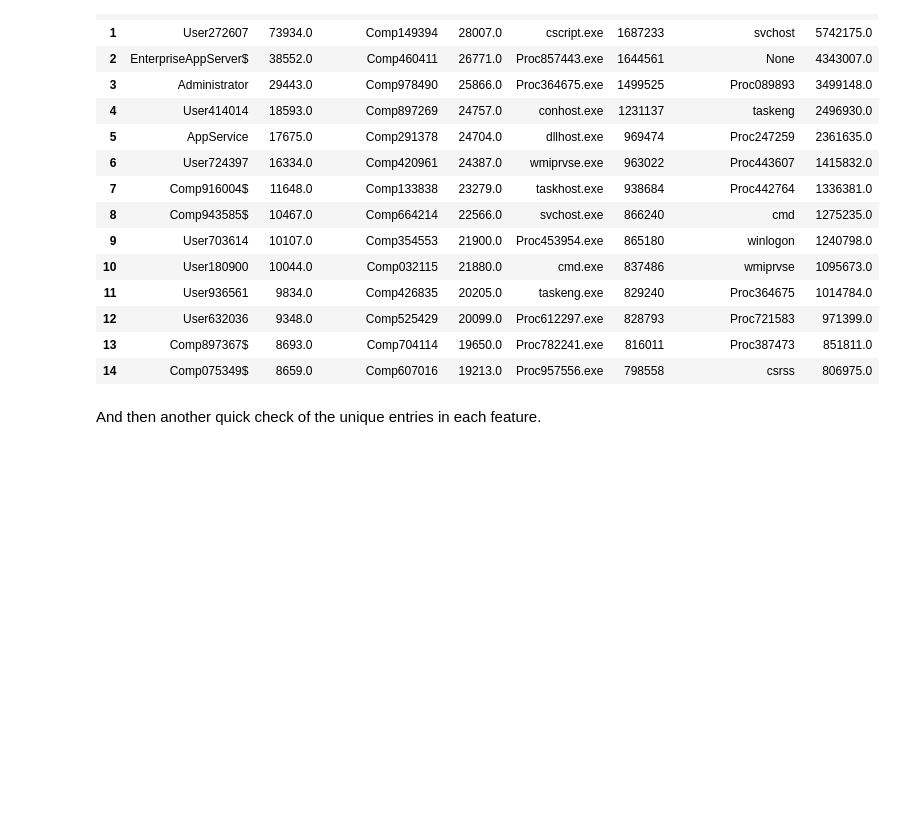
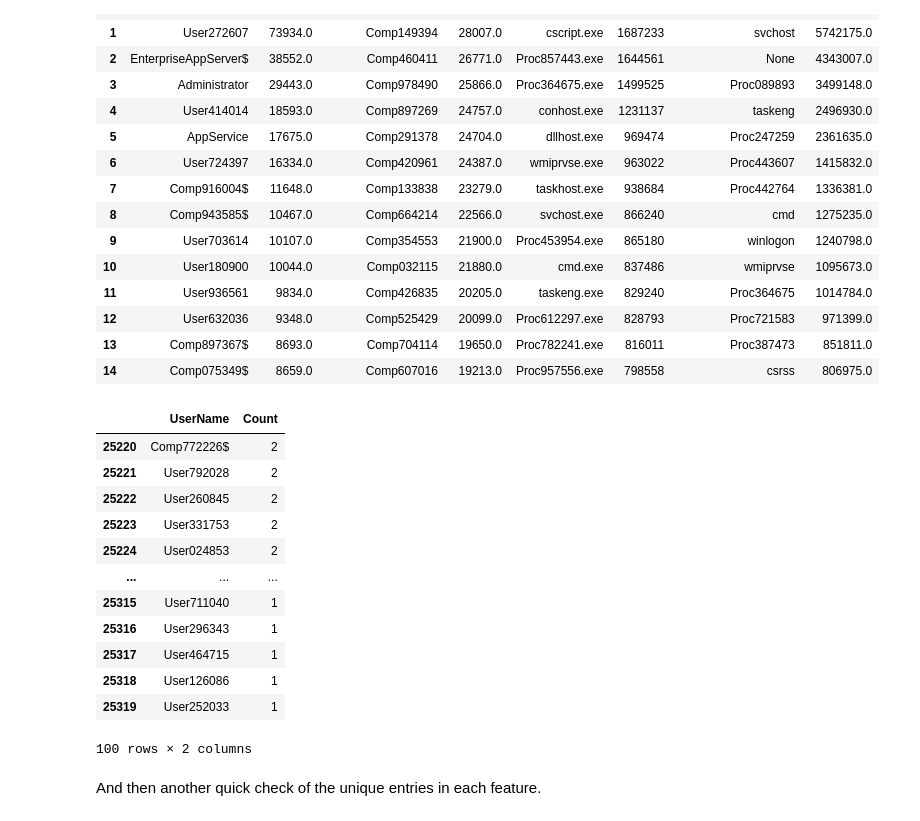
Before and after one commit to gabejg/Advanced-Cyber-Analytics-for-Attack-Detection, a Jupyter notebook: Gabriel/EDA/Process.ipynb, the cells around one changed output. Saved outputs shown, nothing was run; the diff lists cells and outputs as text; code cells hidden in the pictures; blank space fills up the shorter version.

```diff
--- a/Gabriel/EDA/Process.ipynb
+++ b/Gabriel/EDA/Process.ipynb
@@ -192,6 +192,22 @@ df_counts.head(15)
 | 12 | User632036 | 9348.0 | Comp525429 | 20099.0 | Proc612297.exe | 828793 | Proc721583 | 971399.0 |
 | 13 | Comp897367$ | 8693.0 | Comp704114 | 19650.0 | Proc782241.exe | 816011 | Proc387473 | 851811.0 |
 | 14 | Comp075349$ | 8659.0 | Comp607016 | 19213.0 | Proc957556.exe | 798558 | csrss | 806975.0 |
+# %%
+counts[0].tail(100)
+# %% [output]
+|  | UserName | Count |
+| 25220 | Comp772226$ | 2 |
+| 25221 | User792028 | 2 |
+| 25222 | User260845 | 2 |
+| 25223 | User331753 | 2 |
+| 25224 | User024853 | 2 |
+| ... | ... | ... |
+| 25315 | User711040 | 1 |
+| 25316 | User296343 | 1 |
+| 25317 | User464715 | 1 |
+| 25318 | User126086 | 1 |
+| 25319 | User252033 | 1 |
+100 rows × 2 columns
 # %% [markdown]
 And then another quick check of the unique entries in each feature.
 # %%
```
Also changed, not shown: parts of 19 cells of this notebook.
